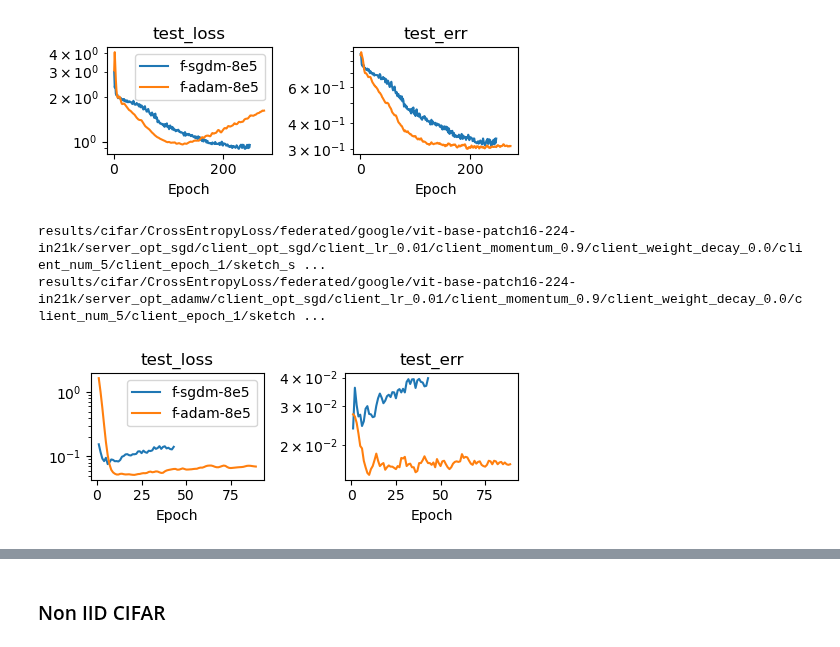
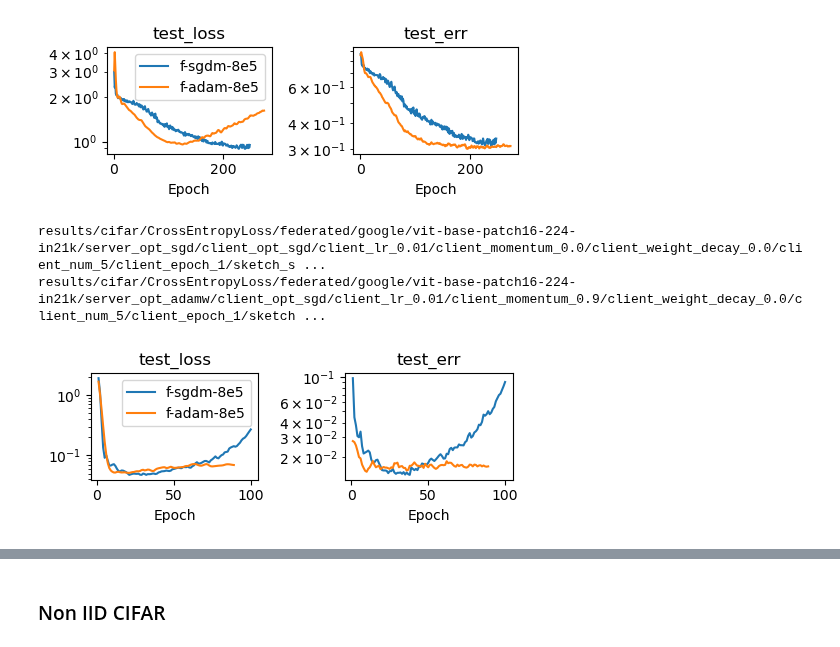
Before and after one commit to lucmonl/mlopt, a Jupyter notebook: notebook/federated.ipynb, the cells around one changed output, grey strips where cells are left out. Drawn from its saved outputs; the diff is of its cells as text; code cells hidden in the pictures.

```diff
--- a/notebook/federated.ipynb
+++ b/notebook/federated.ipynb
@@ -799,22 +800,22 @@ results/cifar/CrossEntropyLoss/federated/dino_vit_base/patch_size_8/server_opt_a
 # %%
 from plot_functions import plot_figures_opts, plot_attr_figure, plot_figures_opts_attrs
 from main import graphs
 
 lr, dataset_name, loss_name, momentum, weight_decay, batch_size, epochs = 0.001, "cifar", 'CrossEntropyLoss', 0.9, 0.0005, 128, 100
 model_name, depth, patch_size = "google/vit-base-patch16-224-in21k", 50, 8
 client_opt, client_lr, client_momentum, client_weight_decay, client_num, client_epoch, sketch_size, scheduler, lr_min  ="sgd", 0.01, 0.9, 0.0, 5, 1, 80000, "cosine", 1e-5
 model_params = {}
-model_params["f-sgdm-8e5"] = {'server_opt': 'sgd', 'client_opt': client_opt, 'client_lr': client_lr, 'client_momentum': client_momentum, "client_weight_decay": client_weight_decay, "client_num": client_num, 'client_epoch': client_epoch, "sketch_size": 800000, "scheduler": scheduler, "lr_min": lr_min}
+model_params["f-sgdm-8e5"] = {'server_opt': 'sgd', 'client_opt': client_opt, 'client_lr': client_lr, 'client_momentum': 0.0, "client_weight_decay": client_weight_decay, "client_num": client_num, 'client_epoch': client_epoch, "sketch_size": 800000, "scheduler": scheduler, "lr_min": lr_min}
 model_params["f-adam-8e5"] = {'server_opt': 'adamw', 'client_opt': client_opt, 'client_lr': client_lr, 'client_momentum': client_momentum, "client_weight_decay": client_weight_decay, "client_num": client_num, 'client_epoch': client_epoch, "sketch_size": 800000, "scheduler": scheduler, "lr_min": lr_min}
 
 #model_params["norm-sgd"] = {"nfilters":nfilters, "patch_dim":patch_dim, "feat_dim":200, "train_size": train_size, "base_opt": "sgd", "norm_lr": 0.001}
 #model_params["norm-sgd-0.1"] = {"norm_lr": 0.05, "feat_dim":30, "train_size": train_size}
 
 opt_params = {}
-opt_params['f-adam-8e5'] = {'lr': 0.005, 'dataset_name':dataset_name, 'loss': loss_name, 'opt':'federated', 'model_name':model_name, 'momentum':momentum, 'weight_decay':0.005, 'batch_size':batch_size, 'epochs':epochs}
+opt_params['f-adam-8e5'] = {'lr': 0.005, 'dataset_name':dataset_name, 'loss': loss_name, 'opt':'federated', 'model_name':model_name, 'momentum':momentum, 'weight_decay':5e-3, 'batch_size':batch_size, 'epochs':epochs}
 opt_params['f-sgdm-8e5'] = {'lr': 1.0, 'dataset_name':dataset_name, 'loss': loss_name, 'opt':'federated', 'model_name':model_name, 'momentum':momentum, 'weight_decay':weight_decay, 'batch_size':batch_size, 'epochs':epochs}
 plot_figures_opts_attrs(['f-sgdm-8e5', 'f-adam-8e5'], model_params, opt_params, attrs=["test_loss", "test_err"])
 # %% [output]
-results/cifar/CrossEntropyLoss/federated/google/vit-base-patch16-224-in21k/server_opt_sgd/client_opt_sgd/client_lr_0.01/client_momentum_0.9/client_weight_decay_0.0/client_num_5/client_epoch_1/sketch_s ...
+results/cifar/CrossEntropyLoss/federated/google/vit-base-patch16-224-in21k/server_opt_sgd/client_opt_sgd/client_lr_0.01/client_momentum_0.0/client_weight_decay_0.0/client_num_5/client_epoch_1/sketch_s ...
 results/cifar/CrossEntropyLoss/federated/google/vit-base-patch16-224-in21k/server_opt_adamw/client_opt_sgd/client_lr_0.01/client_momentum_0.9/client_weight_decay_0.0/client_num_5/client_epoch_1/sketch ...
-[figure, old version]
+[figure, new version]
```
Also changed, not shown: parts of 5 cells of this notebook, 5 other files.
